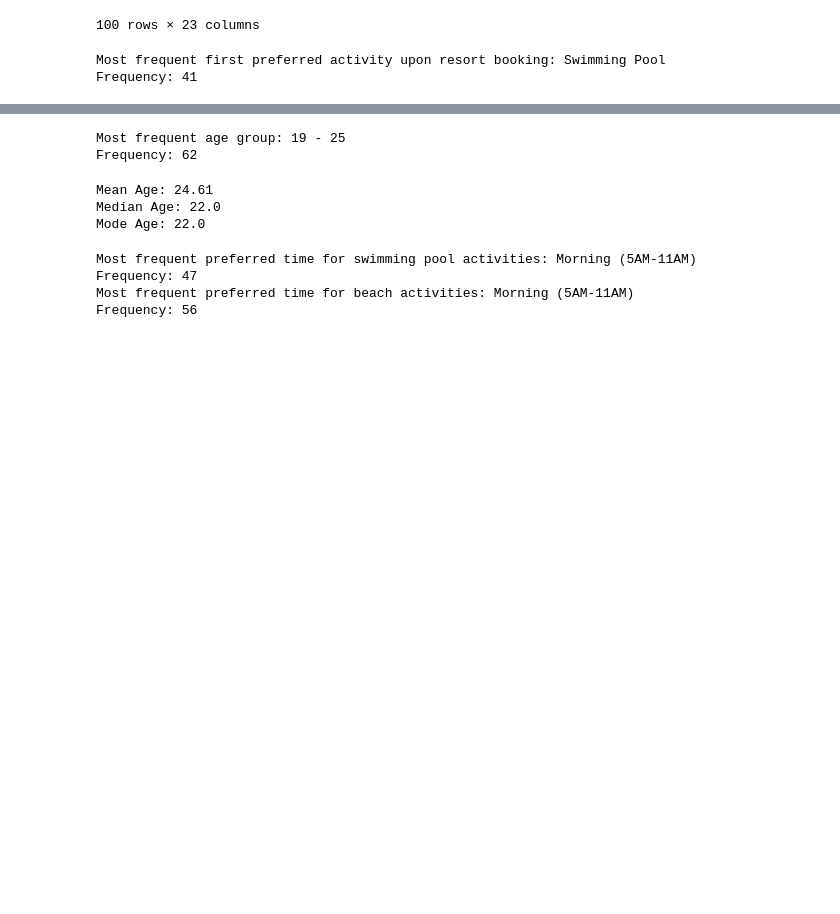
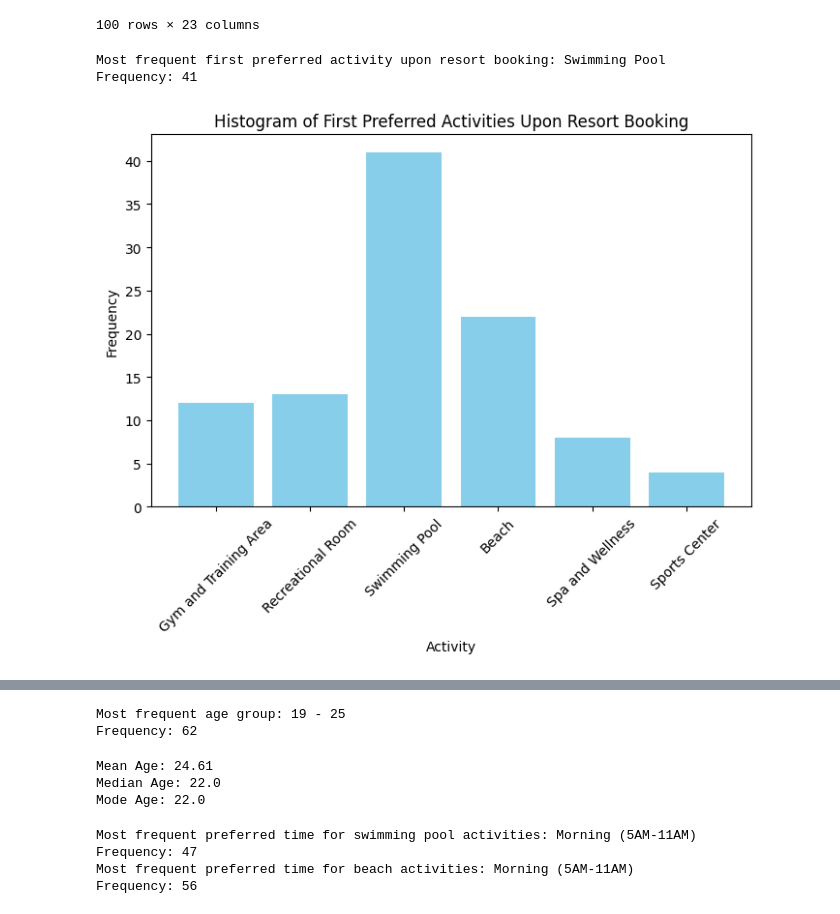
Before and after one commit to KinGabriel/Team_Sports_Survey_Analysis, a Jupyter notebook: descriptive_analysis.ipynb, the cells around one changed output, grey strips where cells are left out. Cells and saved outputs as stored; diff of their text form; code cells hidden in the pictures; blank space fills up the shorter version.

```diff
--- a/descriptive_analysis.ipynb
+++ b/descriptive_analysis.ipynb
@@ -24,21 +24,31 @@ data
 # %%
 # Descriptive analysis of the most frequent first preferred activity upon resort booking
 activity_counts = Counter()
 
 for activities in data.iloc[:, 3]:
     if pd.notna(activities):
         for activity in activities.split(", "):
             activity_counts[activity] += 1
 
 max_freq = max(activity_counts.values())
 
 modes = [activity for activity, count in activity_counts.items() if count == max_freq]
 
 print("Most frequent first preferred activity upon resort booking:", modes[0])
 print("Frequency:", max_freq)
+
+# Plot histogram
+plt.figure(figsize=(8, 5))
+plt.bar(activity_counts.keys(), activity_counts.values(), color='skyblue')
+plt.xlabel("Activity")
+plt.ylabel("Frequency")
+plt.title("Histogram of First Preferred Activities Upon Resort Booking")
+plt.xticks(rotation=45)
+plt.show()
 # %% [output]
 Most frequent first preferred activity upon resort booking: Swimming Pool
 Frequency: 41
+[figure, added]
 # %%
 # Descriptive analysis of the most frequent expected time spent in swimming pool and beach
 swimming_pool_counts = Counter()
```
Also changed, not shown: parts of 2 cells of this notebook.
